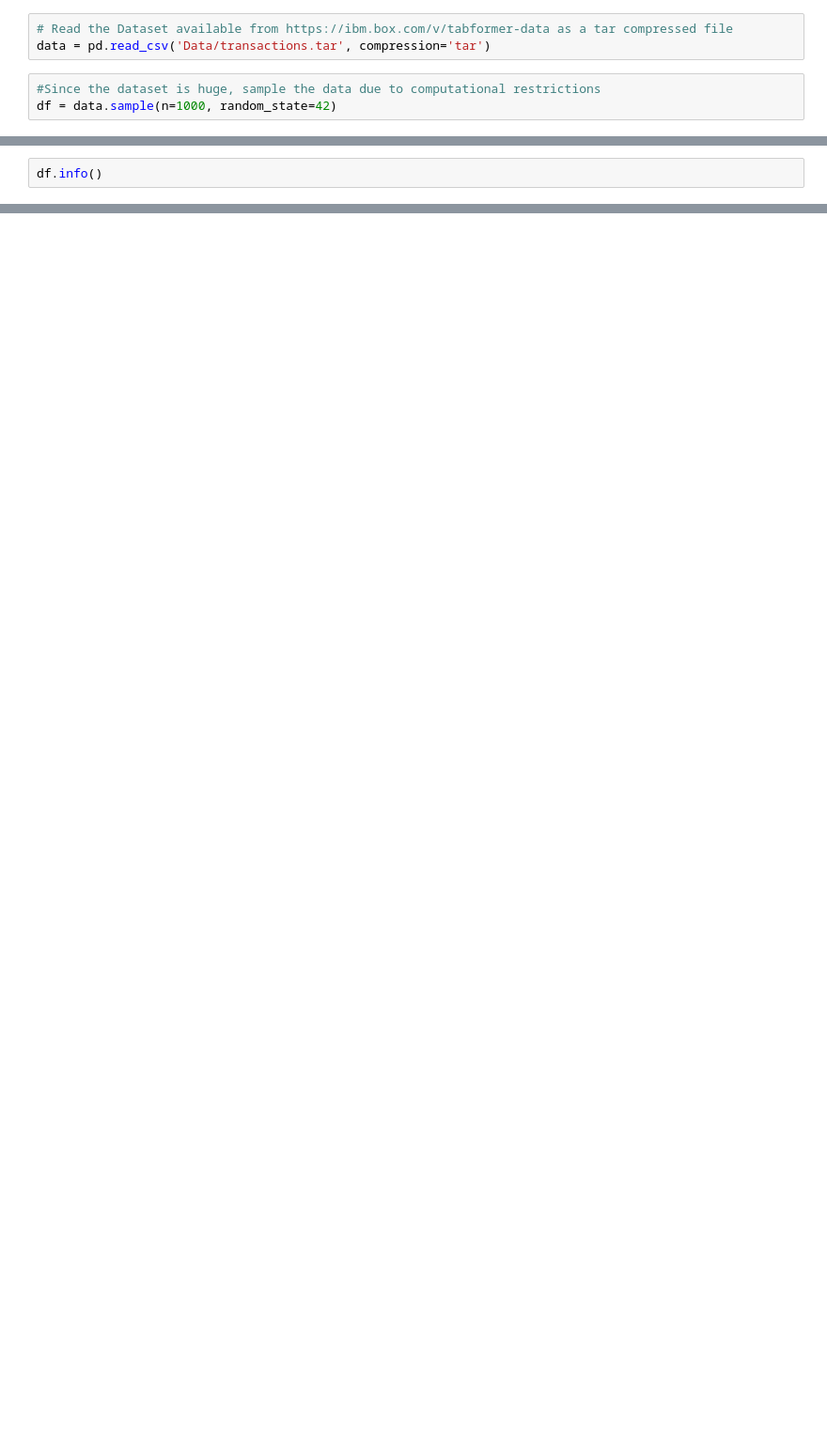
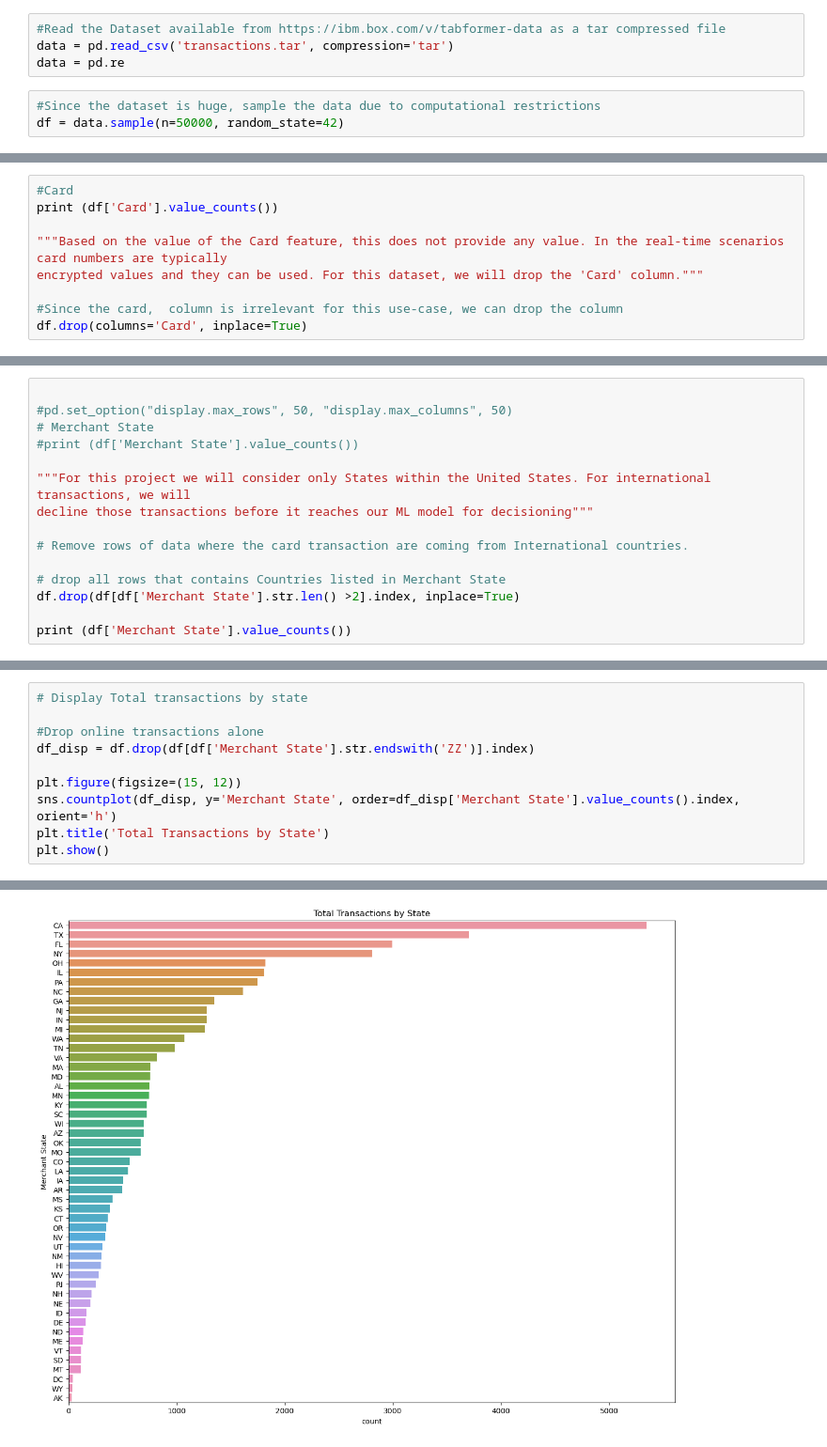
Before and after one commit to maskbit/creditcard-fraud-detection, a Jupyter notebook: fraud-ml.ipynb, the cells around one changed output, grey strips where cells are left out. Shown at 94% size. Saved outputs shown, nothing was run; the diff lists cells and outputs as text; blank space fills up the shorter version.

```diff
--- a/fraud-ml.ipynb
+++ b/fraud-ml.ipynb
@@ -4,8 +17,9 @@ import pandas as pd
 # %%
-# Read the Dataset available from https://ibm.box.com/v/tabformer-data as a tar compressed file
-data = pd.read_csv('Data/transactions.tar', compression='tar')
+#Read the Dataset available from https://ibm.box.com/v/tabformer-data as a tar compressed file
+data = pd.read_csv('transactions.tar', compression='tar')
+data = pd.re
 # %%
 #Since the dataset is huge, sample the data due to computational restrictions
-df = data.sample(n=1000, random_state=42)
+df = data.sample(n=50000, random_state=42)
 # %%
 # Data Analysis
@@ -62,0 +95,9 @@ dtype: int64
+# %%
+#Card
+print (df['Card'].value_counts())
+
+"""Based on the value of the Card feature, this does not provide any value. In the real-time scenarios card numbers are typically
+encrypted values and they can be used. For this dataset, we will drop the 'Card' column."""
+
+#Since the card,  column is irrelevant for this use-case, we can drop the column
+df.drop(columns='Card', inplace=True)
@@ -62,0 +131,15 @@ dtype: int64
+# %%
+
+#pd.set_option("display.max_rows", 50, "display.max_columns", 50)
+# Merchant State
+#print (df['Merchant State'].value_counts())
+
+"""For this project we will consider only States within the United States. For international transactions, we will
+decline those transactions before it reaches our ML model for decisioning"""
+
+# Remove rows of data where the card transaction are coming from International countries.
+
+# drop all rows that contains Countries listed in Merchant State
+df.drop(df[df['Merchant State'].str.len() >2].index, inplace=True)
+
+print (df['Merchant State'].value_counts())
@@ -63,3 +164,11 @@ dtype: int64
 # %%
-df.info()
+# Display Total transactions by state
+
+#Drop online transactions alone
+df_disp = df.drop(df[df['Merchant State'].str.endswith('ZZ')].index)
+
+plt.figure(figsize=(15, 12))
+sns.countplot(df_disp, y='Merchant State', order=df_disp['Merchant State'].value_counts().index, orient='h')
+plt.title('Total Transactions by State')
+plt.show()
 # %% [output]
@@ -83 +175,2 @@ memory usage: 125.0+ KB
+[figure, added]
 # %%
```
Also changed, not shown: parts of 20 cells of this notebook, 2 other files.
